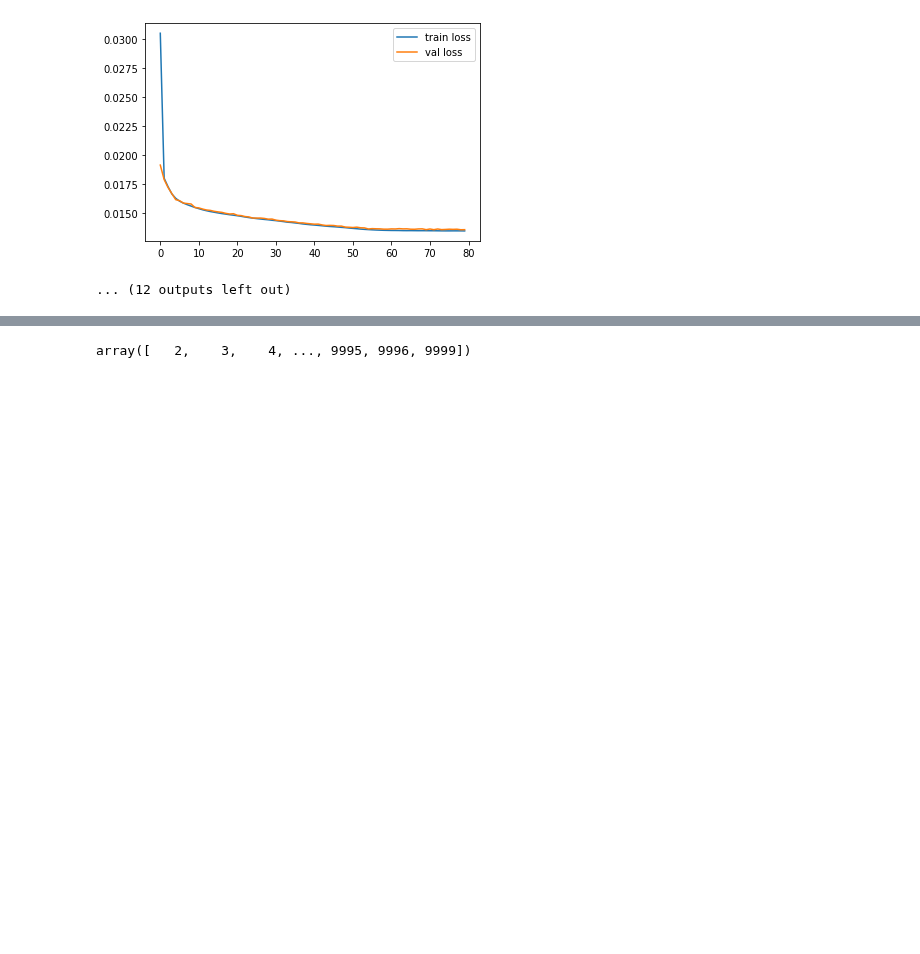
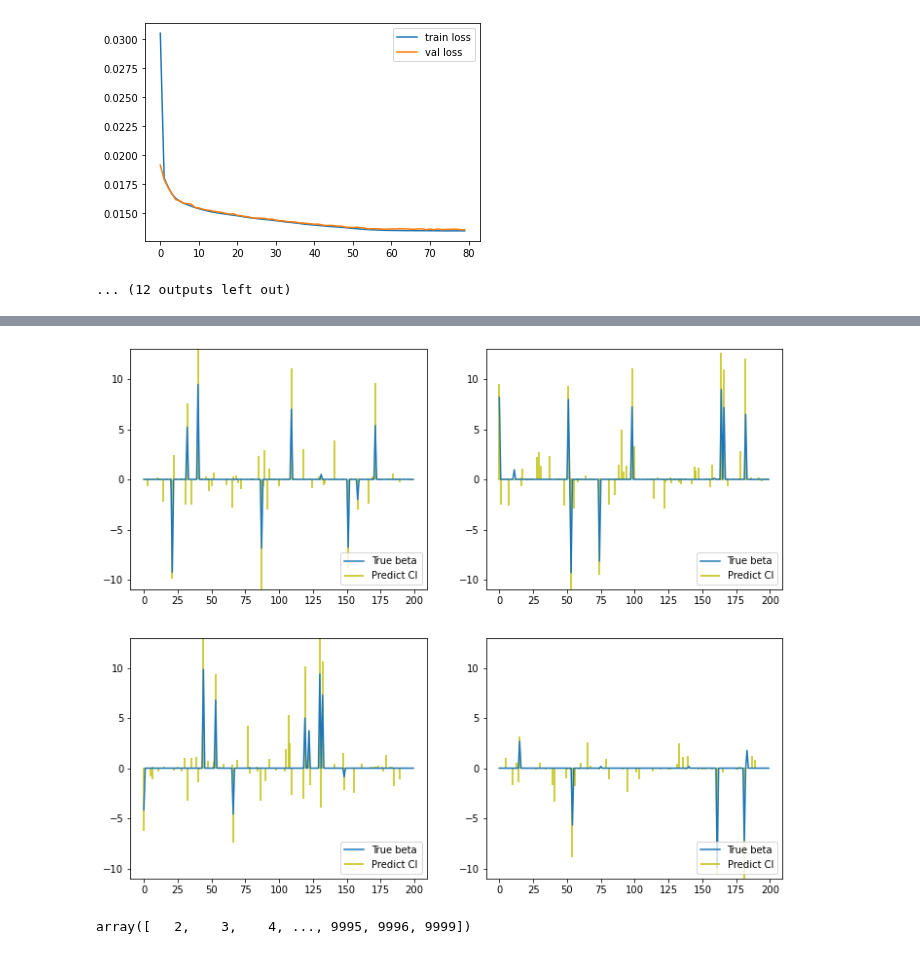
Before and after one commit to glory-99/simulation-based-inference, a Jupyter notebook: simple_case_exp.ipynb, the cells around one changed output, grey strips where cells are left out. Saved outputs shown, nothing was run; the diff lists cells and outputs as text; code cells hidden in the pictures; blank space fills up the shorter version.

```diff
--- a/simple_case_exp.ipynb
+++ b/simple_case_exp.ipynb
@@ -560,3 +625,18 @@ Val loss: 0.01354
+# %%
+pred_q025 = predict(md_q025_es, Y_test_normalized)
+pred_q975 = predict(md_q975_es, Y_test_normalized)
+# %%
+plt.figure(figsize=(12,10))
+for i in range(4):
+    plt.subplot(2,2,i+1)
+    plt.plot(range(200), beta_test[i])
+    # plt.plot(range(200), Y_test[i])
+    plt.vlines(range(200), pred_q025[i], pred_q975[i], color='y')
+    plt.ylim(-11,13)
+    plt.legend(['True beta', 'Predict CI'], loc='lower right')
+plt.show()
+# %% [output]
+[figure, added]
 # %%
 true_mean = np.zeros_like(Y_test)
 true_q025 = np.zeros_like(Y_test)
```
Also changed, not shown: parts of 2 cells of this notebook.
